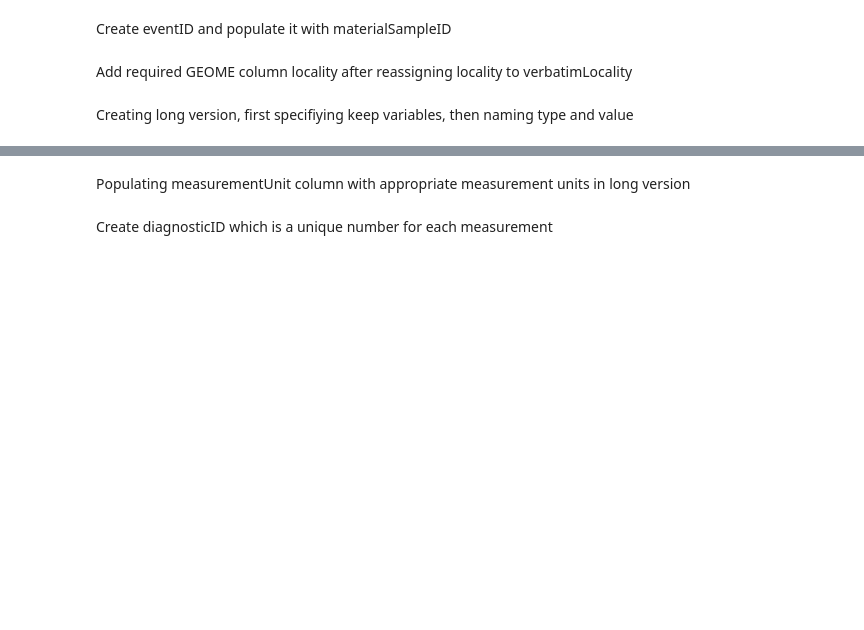
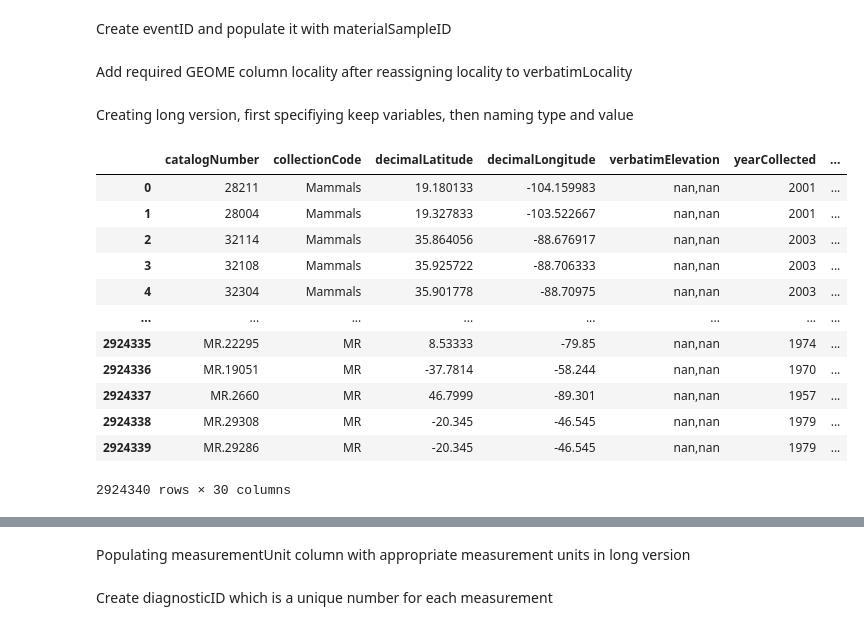
Before and after one commit to futres/fovt-data-mapping, a Jupyter notebook: Scripts/VertNet_Mammal_data.ipynb, the cells around one changed output, grey strips where cells are left out. Cells and saved outputs as stored; diff of their text form; code cells hidden in the pictures; blank space fills up the shorter version.

```diff
--- a/Scripts/VertNet_Mammal_data.ipynb
+++ b/Scripts/VertNet_Mammal_data.ipynb
@@ -220,7 +184,6 @@ cols = ['catalognumber',
         'verbatimEventDate',
         'locality',
         'samplingProtocol',
-        'measurementMethod',
         'country',
         'sex',
         'lifestage_cor',
@@ -231,7 +194,17 @@ cols = ['catalognumber',
         'ear_length.1.value',
         'hind_foot_length.1.value',
         'tail_length.1.value',
-        'total_length.1.value']
+        'total_length.1.value',
+        'body_mass.1.units_inferred',
+        'ear_length.1.units_inferred',
+        'hind_foot_length.1.units_inferred',
+        'tail_length.1.units_inferred',
+        'total_length.1.units_inferred',
+        'body_mass.1.estimated_value',
+        'ear_length.1.estimated_value',
+        'hind_foot_length.1.estimated_value',
+        'tail_length.1.estimated_value',
+        'total_length.1.estimated_value']
 
 # Subset dataframe
 mammal = mammal[cols]
@@ -254,10 +225,3 @@ Matching trait and ontology terms
-# %%
-# Renaming columns
-mammal = mammal.rename(columns={'body_mass.1.value':'body mass',
-                                'ear_length.1.value': 'ear length to notch',
-                                'hind_foot_length.1.value':'pes length',
-                                'tail_length.1.value':'tail length',
-                                'total_length.1.value':'body length'})
 # %% [markdown]
 Create materialSampleID which is a UUID for each measurement
 # %%
@@ -288,11 +252,36 @@ longVersMammal=pd.melt(mammal,
                       'verbatimLocality',
                       'locality',
                       'samplingProtocol',
-                      'measurementMethod',
                       'country',
                       'sex',
                       'scientificName',
                       'materialSampleID',
-                      'eventID'],
+                      'eventID',
+                      'body_mass.1.units_inferred',
+                      'ear_length.1.units_inferred',
+                      'hind_foot_length.1.units_inferred',
+                      'tail_length.1.units_inferred',
+                      'total_length.1.units_inferred',
+                      'body_mass.1.estimated_value',
+                      'ear_length.1.estimated_value',
+                      'hind_foot_length.1.estimated_value',
+                      'tail_length.1.estimated_value',
+                      'total_length.1.estimated_value'],
                 var_name = 'measurementType',
                 value_name = 'measurementValue')
+# %%
+longVersMammal
+# %% [output]
+|  | catalogNumber | collectionCode | decimalLatitude | decimalLongitude | verbatimElevation | yearCollected | ... |
+| 0 | 28211 | Mammals | 19.180133 | -104.159983 | nan,nan | 2001 | ... |
+| 1 | 28004 | Mammals | 19.327833 | -103.522667 | nan,nan | 2001 | ... |
+| 2 | 32114 | Mammals | 35.864056 | -88.676917 | nan,nan | 2003 | ... |
+| 3 | 32108 | Mammals | 35.925722 | -88.706333 | nan,nan | 2003 | ... |
+| 4 | 32304 | Mammals | 35.901778 | -88.70975 | nan,nan | 2003 | ... |
+| ... | ... | ... | ... | ... | ... | ... | ... |
+| 2924335 | MR.22295 | MR | 8.53333 | -79.85 | nan,nan | 1974 | ... |
+| 2924336 | MR.19051 | MR | -37.7814 | -58.244 | nan,nan | 1970 | ... |
+| 2924337 | MR.2660 | MR | 46.7999 | -89.301 | nan,nan | 1957 | ... |
+| 2924338 | MR.29308 | MR | -20.345 | -46.545 | nan,nan | 1979 | ... |
+| 2924339 | MR.29286 | MR | -20.345 | -46.545 | nan,nan | 1979 | ... |
+2924340 rows × 30 columns
```
Also changed, not shown: parts of 8 cells of this notebook.
